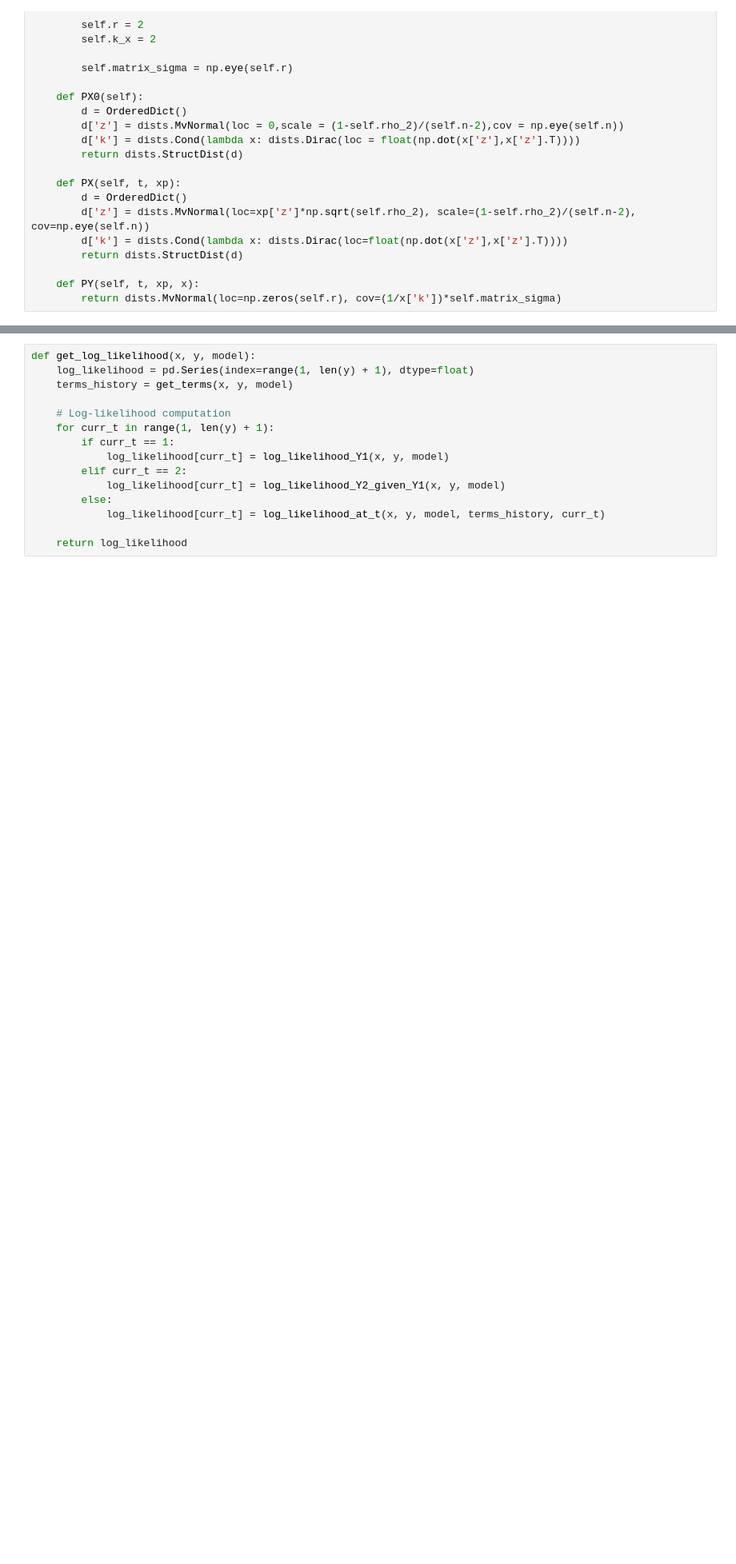
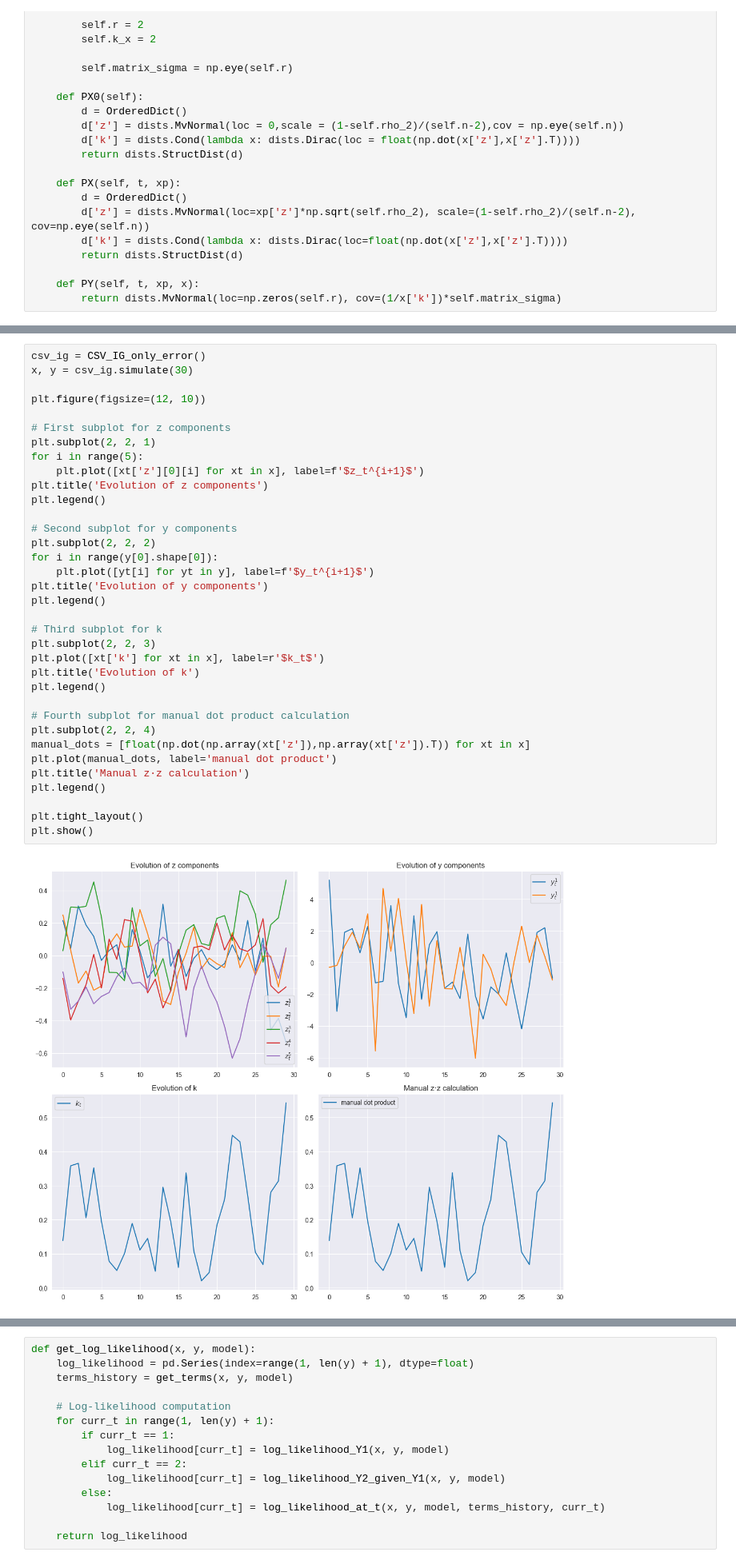
Before and after one commit to ELKA2112/monte_carlo_main, a Jupyter notebook: main_monte_carlo.ipynb, the cells around one changed output, grey strips where cells are left out. Shown at 80% size. Saved outputs shown, nothing was run; the diff lists cells and outputs as text; blank space fills up the shorter version.

```diff
--- a/main_monte_carlo.ipynb
+++ b/main_monte_carlo.ipynb
@@ -196,3 +196,40 @@ plt.show()
+# %%
+csv_ig = CSV_IG_only_error()
+x, y = csv_ig.simulate(30)
+
+plt.figure(figsize=(12, 10))
+
+# First subplot for z components
+plt.subplot(2, 2, 1)
+for i in range(5):
+    plt.plot([xt['z'][0][i] for xt in x], label=f'$z_t^{i+1}$')
+plt.title('Evolution of z components')
+plt.legend()
+
+# Second subplot for y components
+plt.subplot(2, 2, 2)
+for i in range(y[0].shape[0]):
+    plt.plot([yt[i] for yt in y], label=f'$y_t^{i+1}$')
+plt.title('Evolution of y components')
+plt.legend()
+
+# Third subplot for k
+plt.subplot(2, 2, 3)
+plt.plot([xt['k'] for xt in x], label=r'$k_t$')
+plt.title('Evolution of k')
+plt.legend()
+
+# Fourth subplot for manual dot product calculation
+plt.subplot(2, 2, 4)
+manual_dots = [float(np.dot(np.array(xt['z']),np.array(xt['z']).T)) for xt in x]
+plt.plot(manual_dots, label='manual dot product')
+plt.title('Manual z·z calculation')
+plt.legend()
+
+plt.tight_layout()
+plt.show()
+# %% [output]
+[figure, added]
 # %%
 def get_terms(x, y, model):
     """
```
Also changed, not shown: parts of 12 cells of this notebook, 4 other files.
